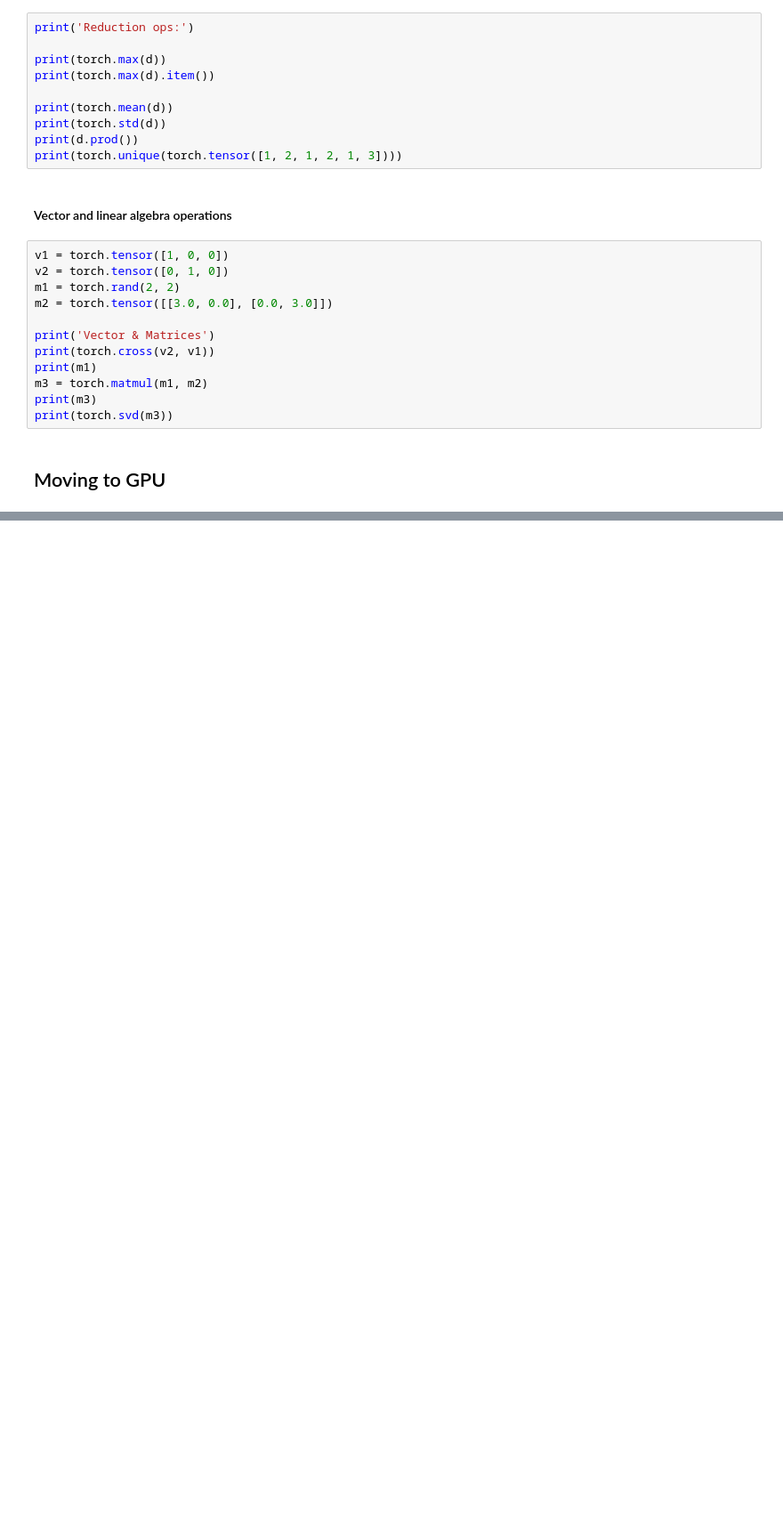
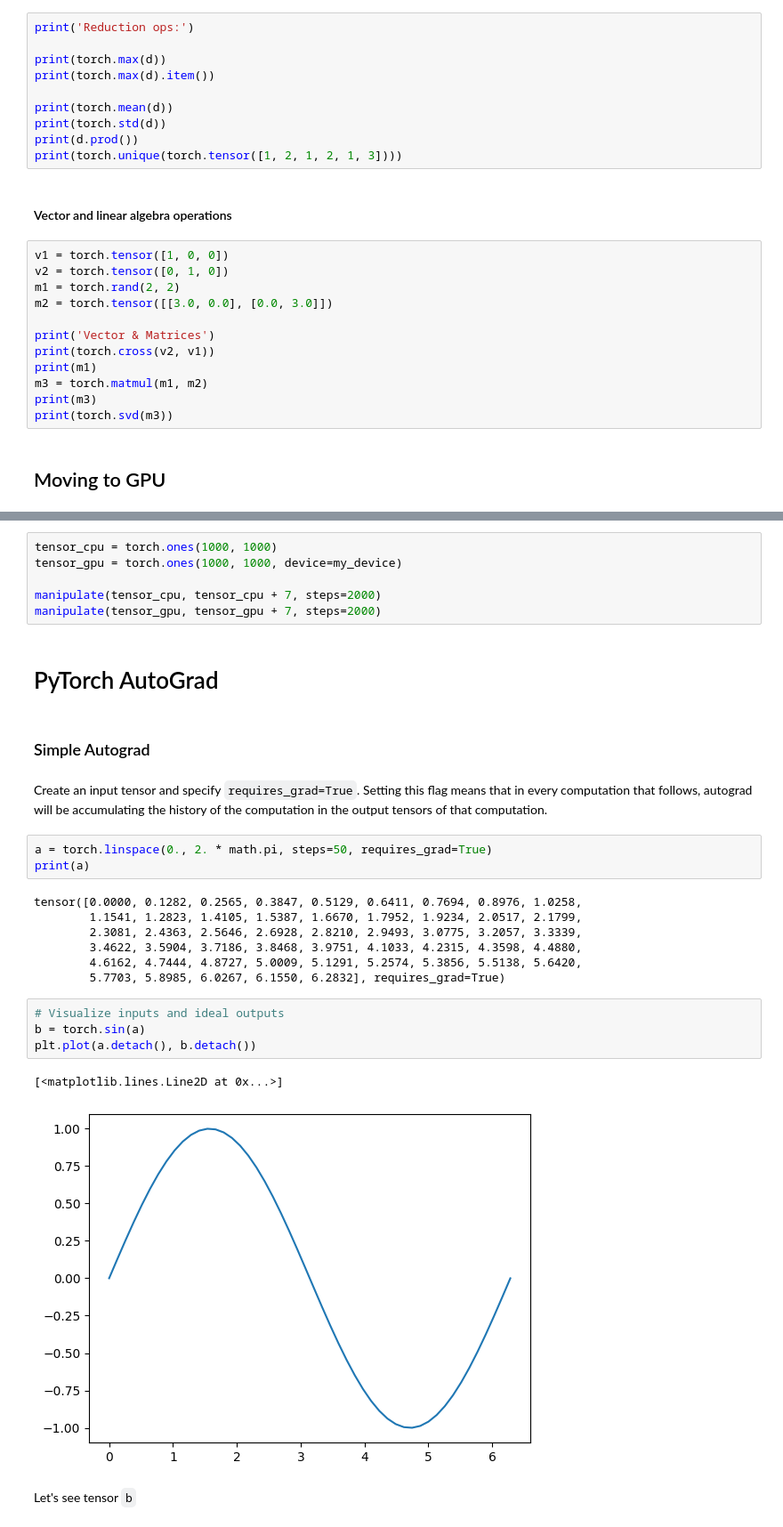
Before and after one commit to nv259/SummerProject, a Jupyter notebook: Pytorch/Seminar01.ipynb, the cells around one changed output, grey strips where cells are left out. Shown at 89% size. Cells and saved outputs as stored; diff of their text form; blank space fills up the shorter version.

Commit message:
Simple autograd (practice)

```diff
--- a/Pytorch/Seminar01.ipynb
+++ b/Pytorch/Seminar01.ipynb
@@ -326,0 +366,31 @@ print(torch.svd(m3))
+# %%
+tensor_cpu = torch.ones(1000, 1000)
+tensor_gpu = torch.ones(1000, 1000, device=my_device)
+
+manipulate(tensor_cpu, tensor_cpu + 7, steps=2000)
+manipulate(tensor_gpu, tensor_gpu + 7, steps=2000)
+# %% [markdown]
+# PyTorch AutoGrad
+# %% [markdown]
+### Simple Autograd
+# %% [markdown]
+Create an input tensor and specify `requires_grad=True`. Setting this flag means that in every computation that follows, autograd will be accumulating the history of the computation in the output tensors of that computation.
+# %%
+a = torch.linspace(0., 2. * math.pi, steps=50, requires_grad=True)
+print(a)
+# %% [output]
+tensor([0.0000, 0.1282, 0.2565, 0.3847, 0.5129, 0.6411, 0.7694, 0.8976, 1.0258,
+        1.1541, 1.2823, 1.4105, 1.5387, 1.6670, 1.7952, 1.9234, 2.0517, 2.1799,
+        2.3081, 2.4363, 2.5646, 2.6928, 2.8210, 2.9493, 3.0775, 3.2057, 3.3339,
+        3.4622, 3.5904, 3.7186, 3.8468, 3.9751, 4.1033, 4.2315, 4.3598, 4.4880,
+        4.6162, 4.7444, 4.8727, 5.0009, 5.1291, 5.2574, 5.3856, 5.5138, 5.6420,
+        5.7703, 5.8985, 6.0267, 6.1550, 6.2832], requires_grad=True)
+# %%
+# Visualize inputs and ideal outputs
+b = torch.sin(a)
+plt.plot(a.detach(), b.detach())
+# %% [output]
+[<matplotlib.lines.Line2D at 0x...>]
+[figure, added]
+# %% [markdown]
+Let's see tensor `b`
```
Also changed, not shown: parts of 33 cells of this notebook.
